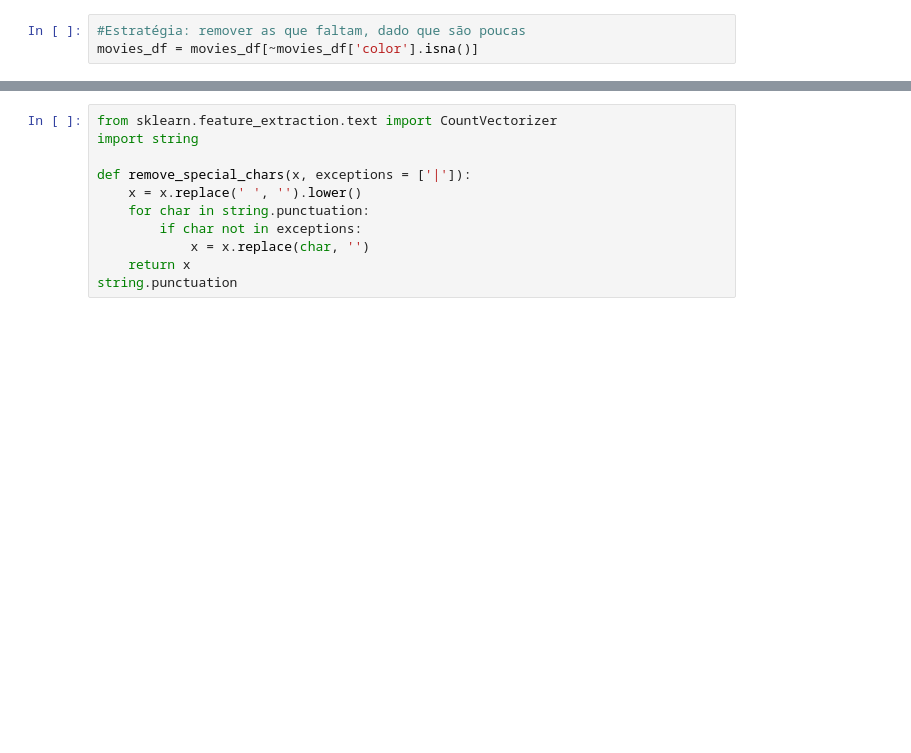
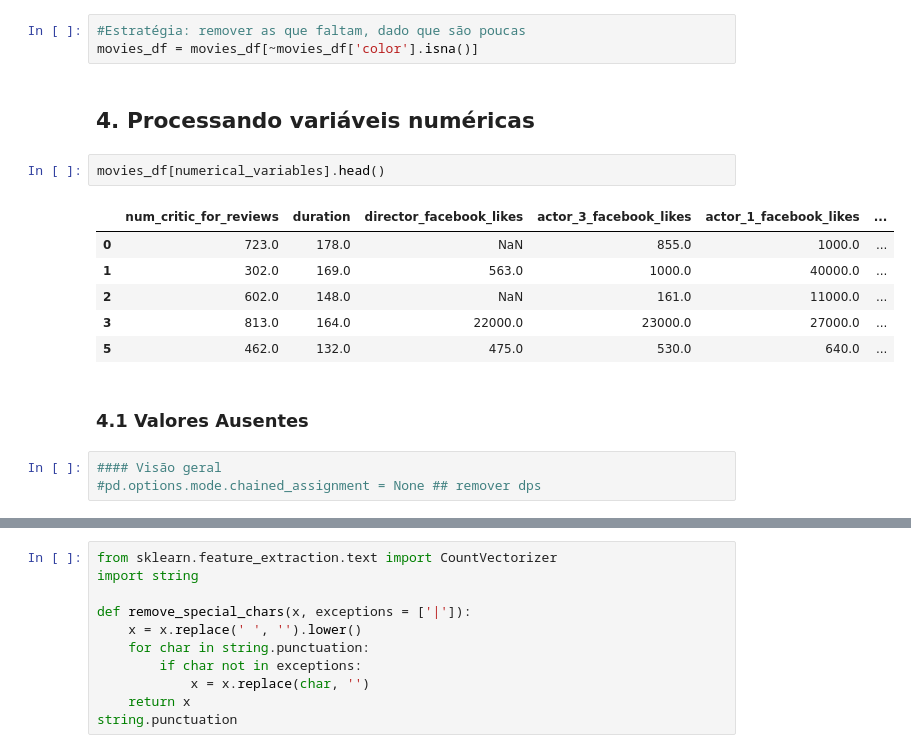
Before and after one commit to dcandrade/movie-data-mining, a Jupyter notebook: preprocessing/Preprocessing.ipynb, the cells around one changed output, grey strips where cells are left out. Cells and saved outputs as stored; diff of their text form; blank space fills up the shorter version.

Commit message:
Done processing numerical data

```diff
--- a/preprocessing/Preprocessing.ipynb
+++ b/preprocessing/Preprocessing.ipynb
@@ -377,3 +377,19 @@ Name: color, dtype: int64
 # %%
 #Estratégia: remover as que faltam, dado que são poucas
 movies_df = movies_df[~movies_df['color'].isna()]
+# %% [markdown]
+## 4. Processando variáveis numéricas
+# %%
+movies_df[numerical_variables].head()
+# %% [output]
+|  | num_critic_for_reviews | duration | director_facebook_likes | actor_3_facebook_likes | actor_1_facebook_likes | ... |
+| 0 | 723.0 | 178.0 | NaN | 855.0 | 1000.0 | ... |
+| 1 | 302.0 | 169.0 | 563.0 | 1000.0 | 40000.0 | ... |
+| 2 | 602.0 | 148.0 | NaN | 161.0 | 11000.0 | ... |
+| 3 | 813.0 | 164.0 | 22000.0 | 23000.0 | 27000.0 | ... |
+| 5 | 462.0 | 132.0 | 475.0 | 530.0 | 640.0 | ... |
+# %% [markdown]
+### 4.1 Valores Ausentes
+# %%
+#### Visão geral
+#pd.options.mode.chained_assignment = None ## remover dps
```
Also changed, not shown: parts of 88 cells of this notebook.
